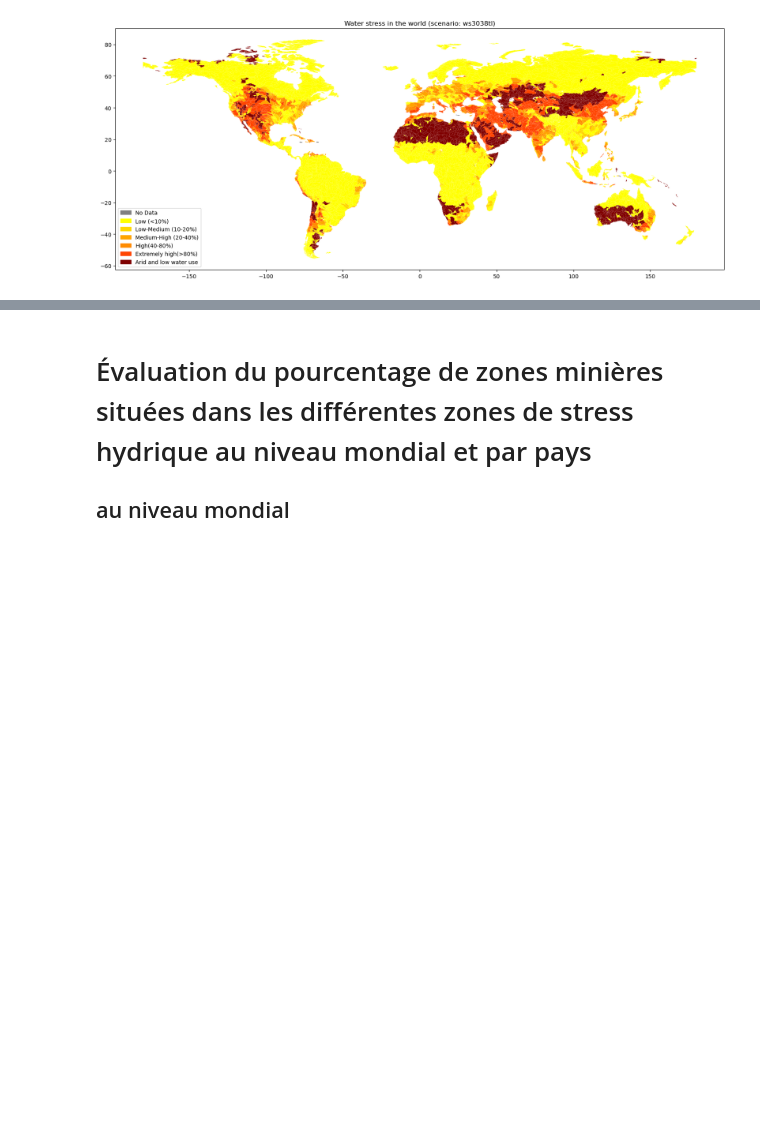
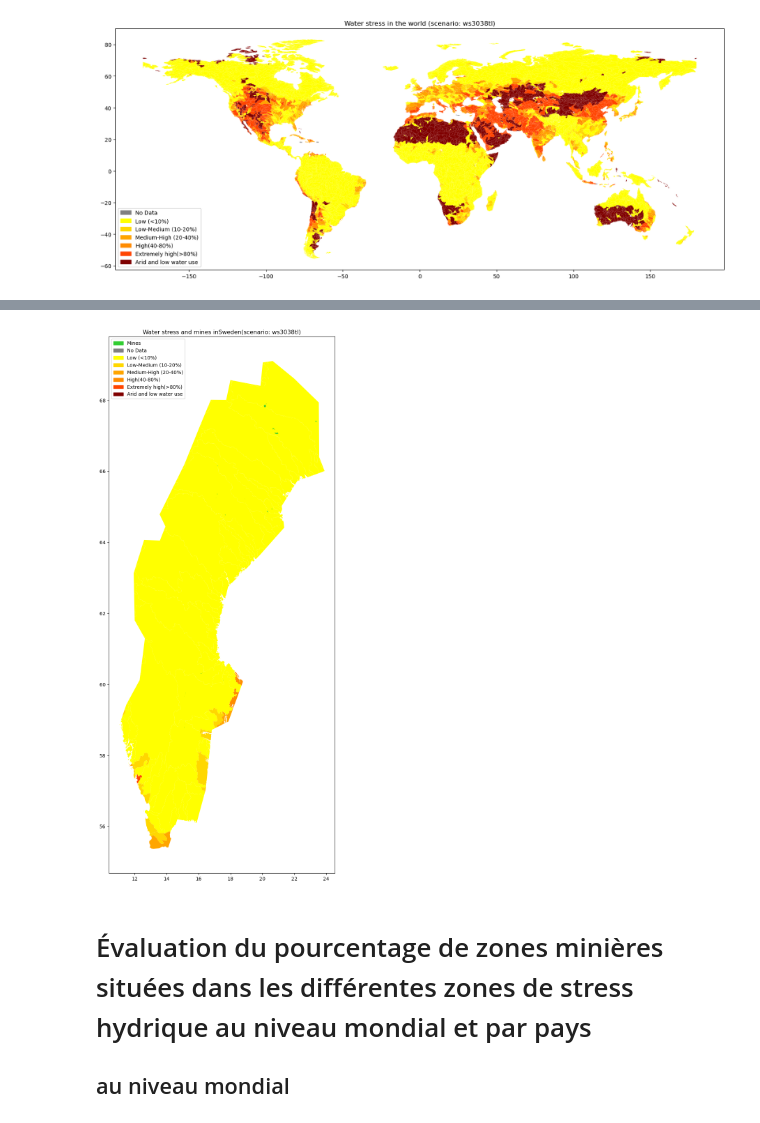
Before and after one commit to Suzie14/Mines, a Jupyter notebook: Main.ipynb, the cells around one changed output, grey strips where cells are left out. Drawn from its saved outputs; the diff is of its cells as text; code cells hidden in the pictures; blank space fills up the shorter version.

```diff
--- a/Main.ipynb
+++ b/Main.ipynb
@@ -65,3 +65,7 @@ visualisation_zones_stress_monde(scenario, df_total)
+# %%
+visualisation_zones_pays('Sweden',scenario, df, df_total)
+# %% [output]
+[figure, added]
 # %% [markdown]
 # Évaluation du pourcentage de zones minières situées dans les différentes zones de stress hydrique au niveau mondial et par pays
 
```
Also changed, not shown: parts of 28 cells of this notebook.
